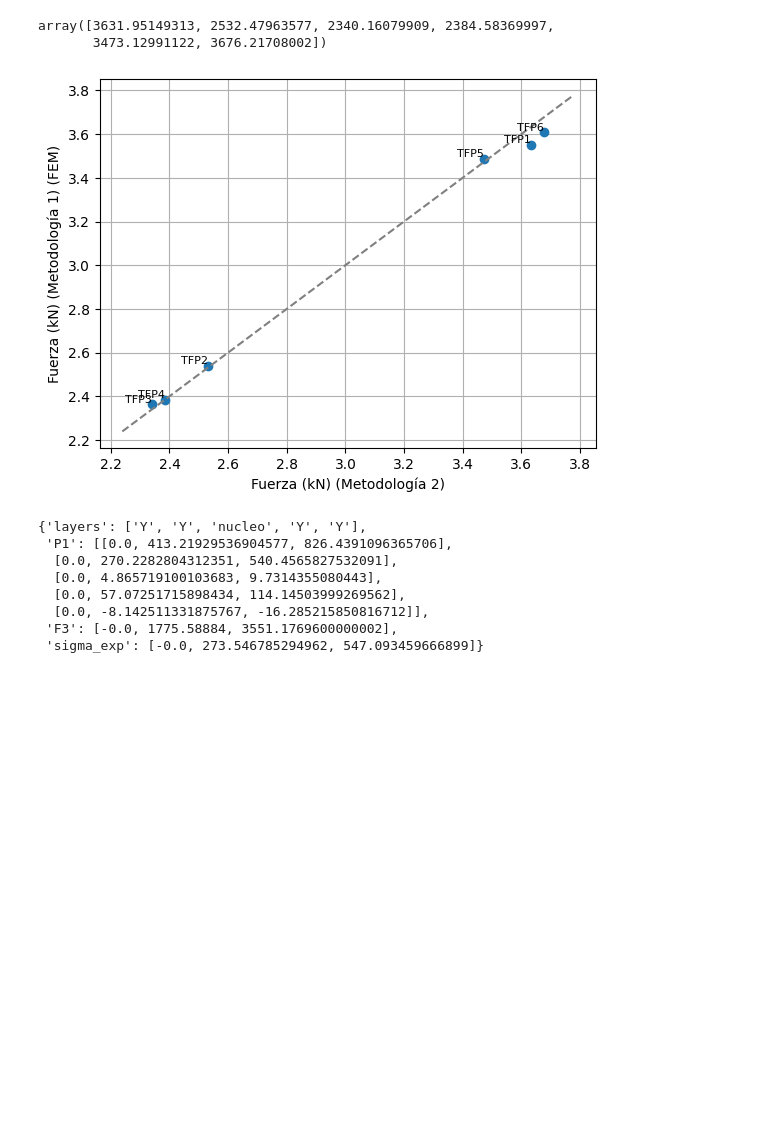
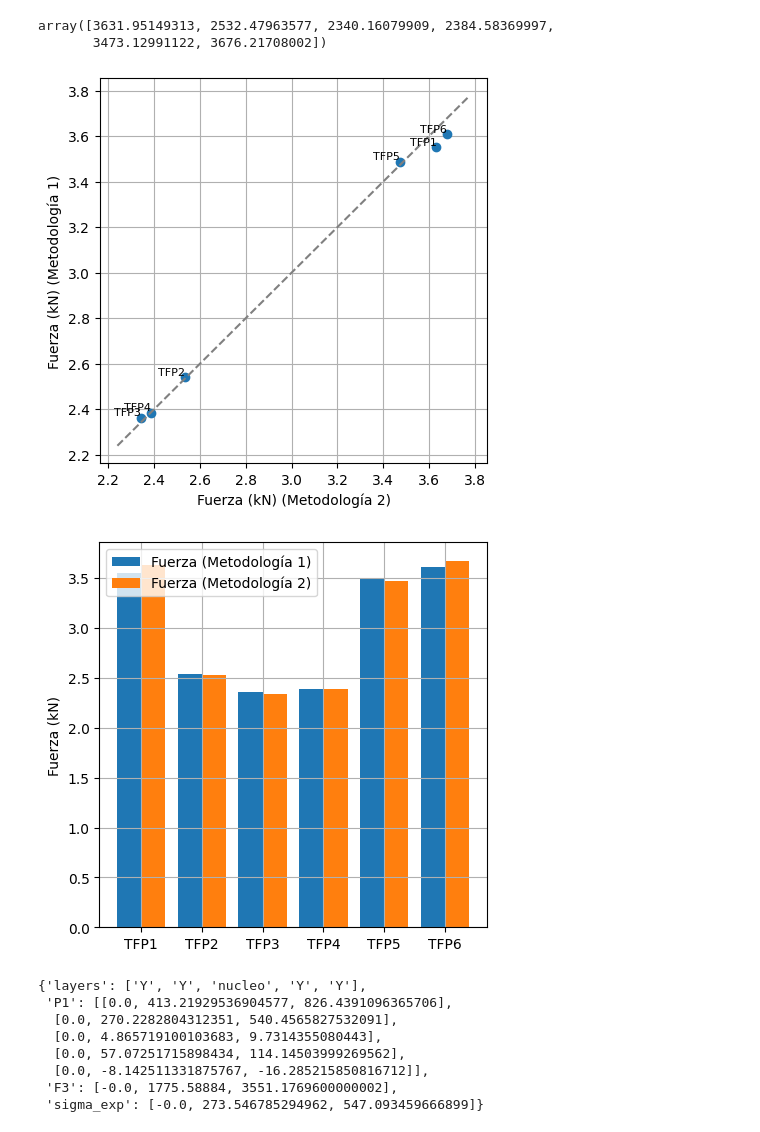
Before and after one commit to AdvancedMaterialSimulation/CITISENS_Composite, a Jupyter notebook: scripts_finals/02_metodo/02_flexion/T01_post_all.ipynb, the cells around one changed output. Saved outputs shown, nothing was run; the diff lists cells and outputs as text; code cells hidden in the pictures; blank space fills up the shorter version.

```diff
--- a/scripts_finals/02_metodo/02_flexion/T01_post_all.ipynb
+++ b/scripts_finals/02_metodo/02_flexion/T01_post_all.ipynb
@@ -76,0 +90,14 @@ plt.legend()
+# %%
+
+# vs
+fig = plt.figure(figsize=(5,5))
+plt.plot(Eb_pred, Eflex, "o")
+plt.plot([7, 15], [7, 15], "k--")
+plt.xlim(7, 15)
+
+for i in range(len(Eb_pred)):
+    plt.annotate("TFP" + str(i+1), (Eb_pred[i], Eflex[i]), textcoords="offset points", xytext=(0,10), ha='center', fontsize=8)
+plt.grid()
+
+plt.xlabel("$E_{flexión}$ [GPa] (Metodología 1)")
+plt.ylabel("$E_{flexión}$ [GPa] (Metodología 2)")
@@ -268,7 +357,7 @@ for i in range(6):
     plt.fill_betweenx([0, 1200],
                       Sb_expiremental[i]-Sb_expiremental[i]*0.1,
                       Sb_expiremental[i]+Sb_expiremental[i]*0.1,
-                      color="gray", alpha=0.5)
+                      color="gray", alpha=0.5,label= "Exp. +/- 10%")
 
     # vertical line
     plt.axvline(x=S_TPFi_opt[i], linestyle='--', color="gray")
@@ -354,0 +509,11 @@ plt.ylim(0,180)
+# %%
+# vs
+fig = plt.figure(figsize=(5,5))
+plt.plot(Sb,S_TPFi, "o")
+plt.plot([50, 300], [50, 300], "k--")
+plt.xlim(50, 300)
+for i in range(len(S_TPFi)):
+    plt.annotate("TFP" + str(i+1), ( Sb[i],S_TPFi[i]), textcoords="offset points", xytext=(0,10), ha='center', fontsize=8)
+plt.grid()
+plt.xlabel(r"$\sigma^s$ [MPa] (Metodología 1)")
+plt.ylabel(r"$\sigma^s$ [MPa] (Metodología 2)")
@@ -396,24 +564,36 @@ Force_multilayer_path = r"C:\Users\djoroya\Documents\GitHub\CITISENS_Composite_v
 Force_multilayer = pd.read_csv(Force_multilayer_path)
 Force_multilayer = Force_multilayer["Force"].values
 # %%
+fig = plt.figure(figsize=(5,5))
 plt.plot(1e-3*F3_span,
          1e-3*Force_multilayer, "o")
 # 1vs 1 line
 eps = 101e-3
 x = np.linspace(min(1e-3*F3_span)-eps,
                 max(1e-3*F3_span)+eps, 100)
 plt.plot(x, x, "--", color="gray")
 # text TFP1, TFP2, TFP3, TFP4, TFP5, TFP6
 for i, txt in enumerate(["TFP1", "TFP2", "TFP3", "TFP4", "TFP5", "TFP6"]):
     plt.annotate(txt, (1e-3*F3_span[i],
                        1e-3*Force_multilayer[i]), fontsize=8, ha='right', va='bottom')
 
 # force
 plt.xlabel("Fuerza (kN) (Metodología 2)")
-plt.ylabel("Fuerza (kN) (Metodología 1) (FEM)")
+plt.ylabel("Fuerza (kN) (Metodología 1)")
 plt.grid()
+
+fig = plt.figure(figsize=(5,5))
+# bar plot
+plt.bar(xp, 1e-3*Force_multilayer, width=0.4, label="Fuerza (Metodología 1)")
+
+plt.bar(xp+0.4, 1e-3*F3_span, width=0.4, label="Fuerza (Metodología 2)")
+plt.ylabel("Fuerza (kN)")
+plt.xticks(xp+0.2, ["TFP1", "TFP2", "TFP3", "TFP4", "TFP5", "TFP6"])
+plt.legend()
+plt.grid()
 # %% [output]
-[figure, old version]
+[figure, new version]
+[figure, added]
 # %%
 summaries_multicapa_path = r"C:\Users\djoroya\Documents\GitHub\CITISENS_Composite_v2\scripts\T02_Modelo_MultiCapa\T02_NumericalModelNOPBC\summaries.json"
 
```
Also changed, not shown: parts of 24 cells of this notebook, 24 other files.
